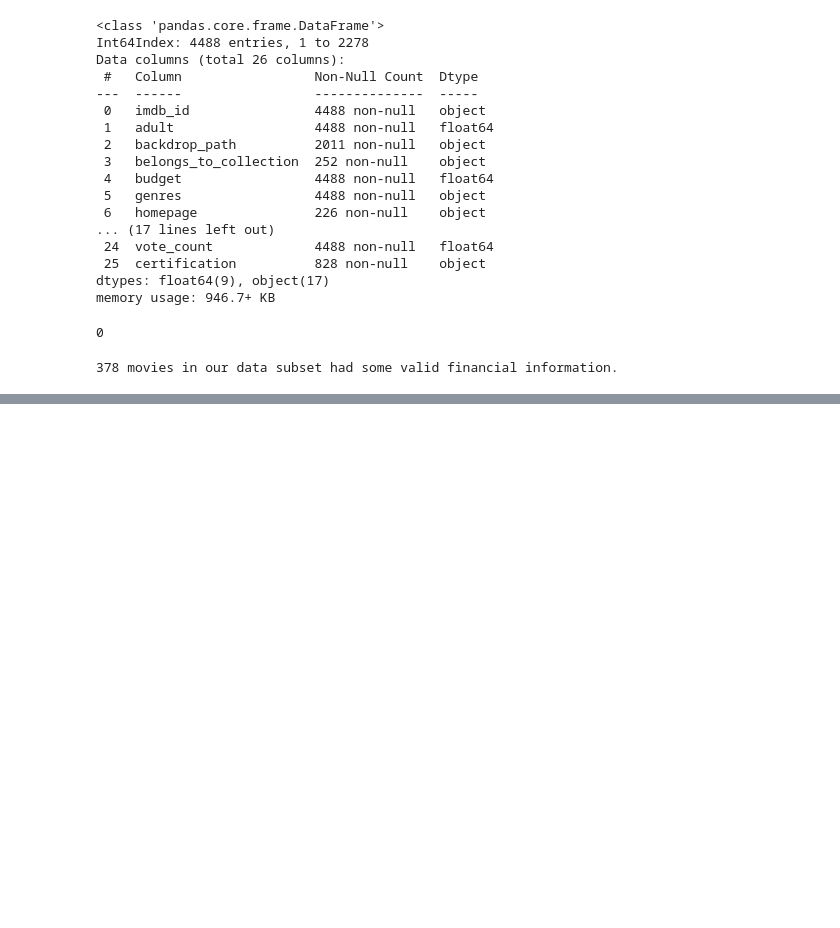
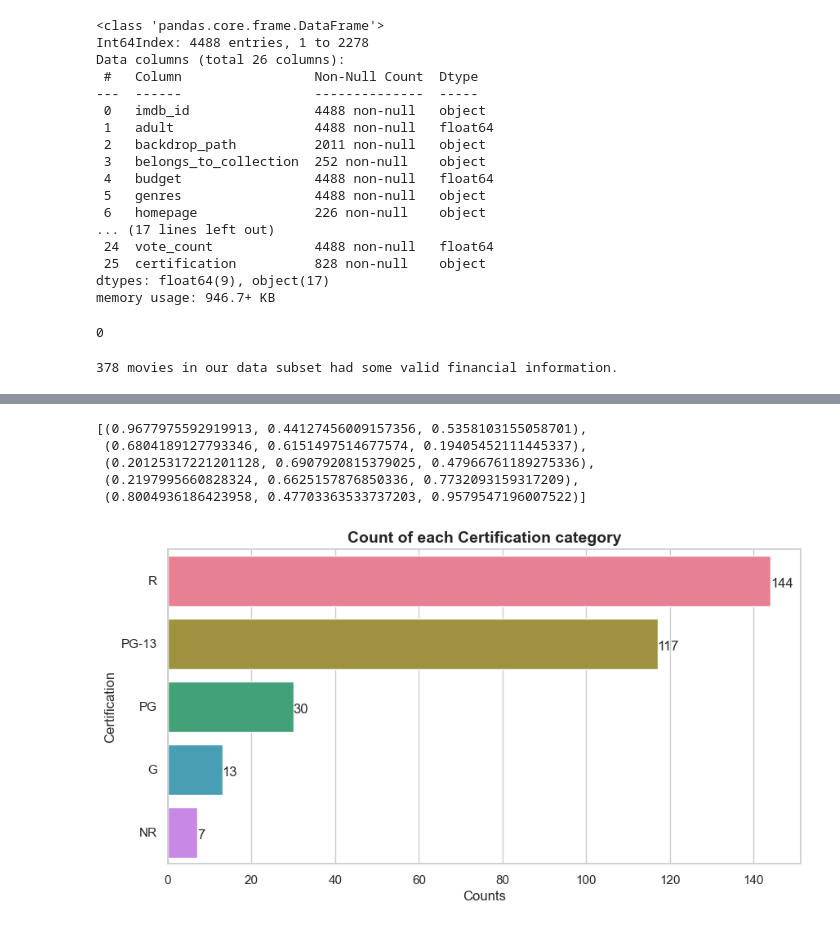
Before and after one commit to jiashenyue/project3-imdb-data, a Jupyter notebook: explanatory-data-analysis.ipynb, the cells around one changed output, grey strips where cells are left out. Drawn from its saved outputs; the diff is of its cells as text; code cells hidden in the pictures; blank space fills up the shorter version.

```diff
--- a/explanatory-data-analysis.ipynb
+++ b/explanatory-data-analysis.ipynb
@@ -180 +177,19 @@ def hist_plot(df, column_name, bin_count='auto',
+# %%
+# create a barplot function
+def plot_bar(df, y_column, pale, yticks, ylab):
+  fig, axes = plt.subplots(nrows=1, figsize=(10,5), sharex=True)
+  g = sns.countplot(data=df, y=y_column,
+              palette=pale, order = df[y_column].value_counts().index)
+  g.set(yticklabels=yticks);
+  g.set_xlabel('Counts');
+  g.set_ylabel(ylab);
+  g.set_title(f'Count of each {ylab} category', fontsize=14, weight = 'bold');
+
+  total = float(len(df))
+  for p in g.patches:
+      count = round(p.get_width())
+      y = p.get_y() + p.get_height()-0.3
+      x = p.get_width()
+      g.annotate(count, (x, y),ha='left')
+  return fig,g
 # %% [markdown]
@@ -233,0 +258,18 @@ box_plot(df_plot, 'revenue',
+# %%
+# create a barplot for certification column
+# assign color code for G, PG, PG-13, R
+pale = sns.color_palette("husl", 5)
+yticks = ["R", "PG-13", "PG", "G", "NR"]
+pale
+# %% [output]
+[(0.9677975592919913, 0.44127456009157356, 0.5358103155058701),
+ (0.6804189127793346, 0.6151497514677574, 0.19405452111445337),
+ (0.20125317221201128, 0.6907920815379025, 0.47966761189275336),
+ (0.2197995660828324, 0.6625157876850336, 0.7732093159317209),
+ (0.8004936186423958, 0.47703363533737203, 0.9579547196007522)]
+# %%
+plot_bar(df_plot[df_plot['certification'].notna()],
+         y_column='certification',
+         pale=pale, yticks = yticks, ylab = 'Certification');
+# %% [output]
+[figure, added]
```
Also changed, not shown: parts of 21 cells of this notebook, 1 other file.
